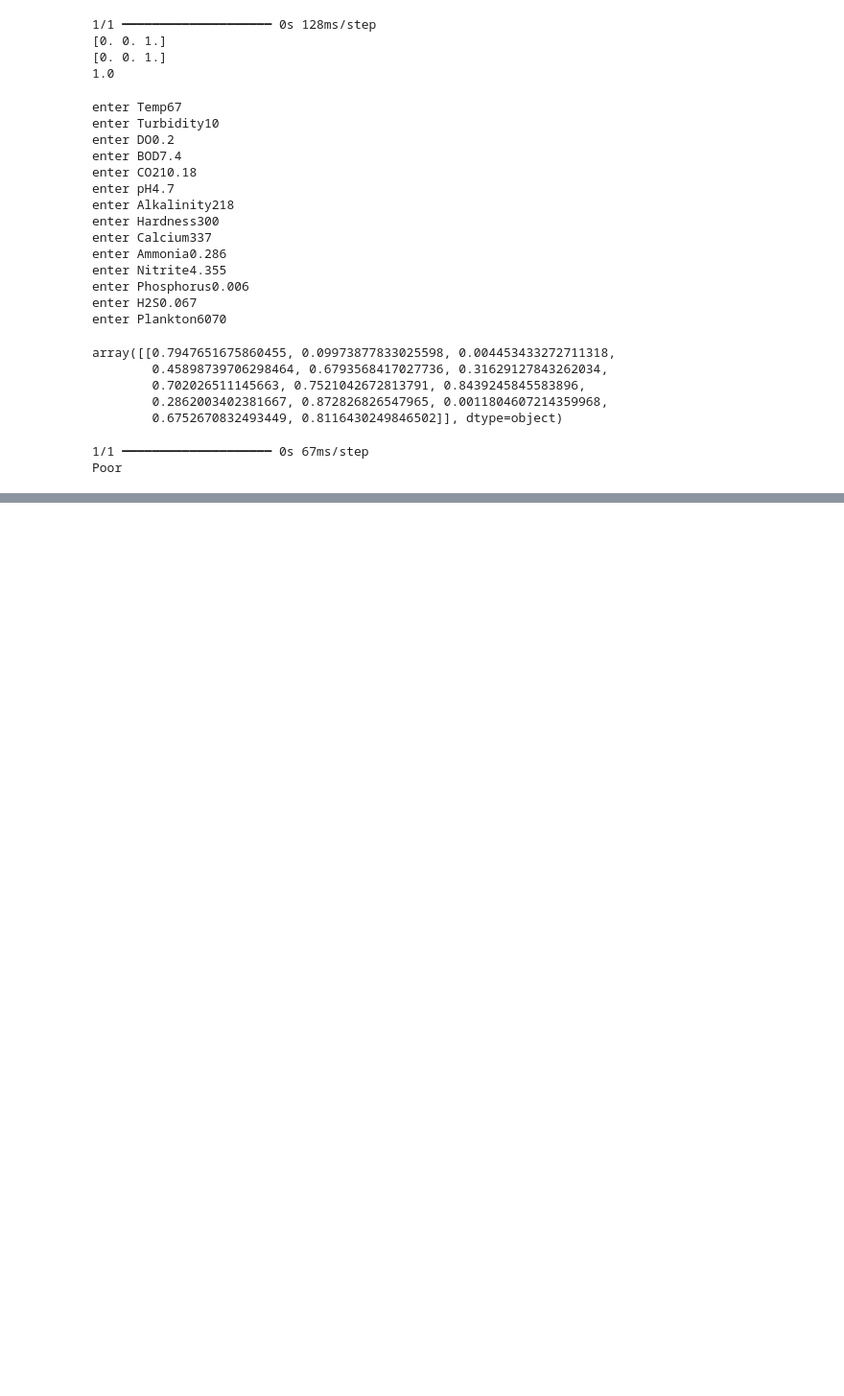
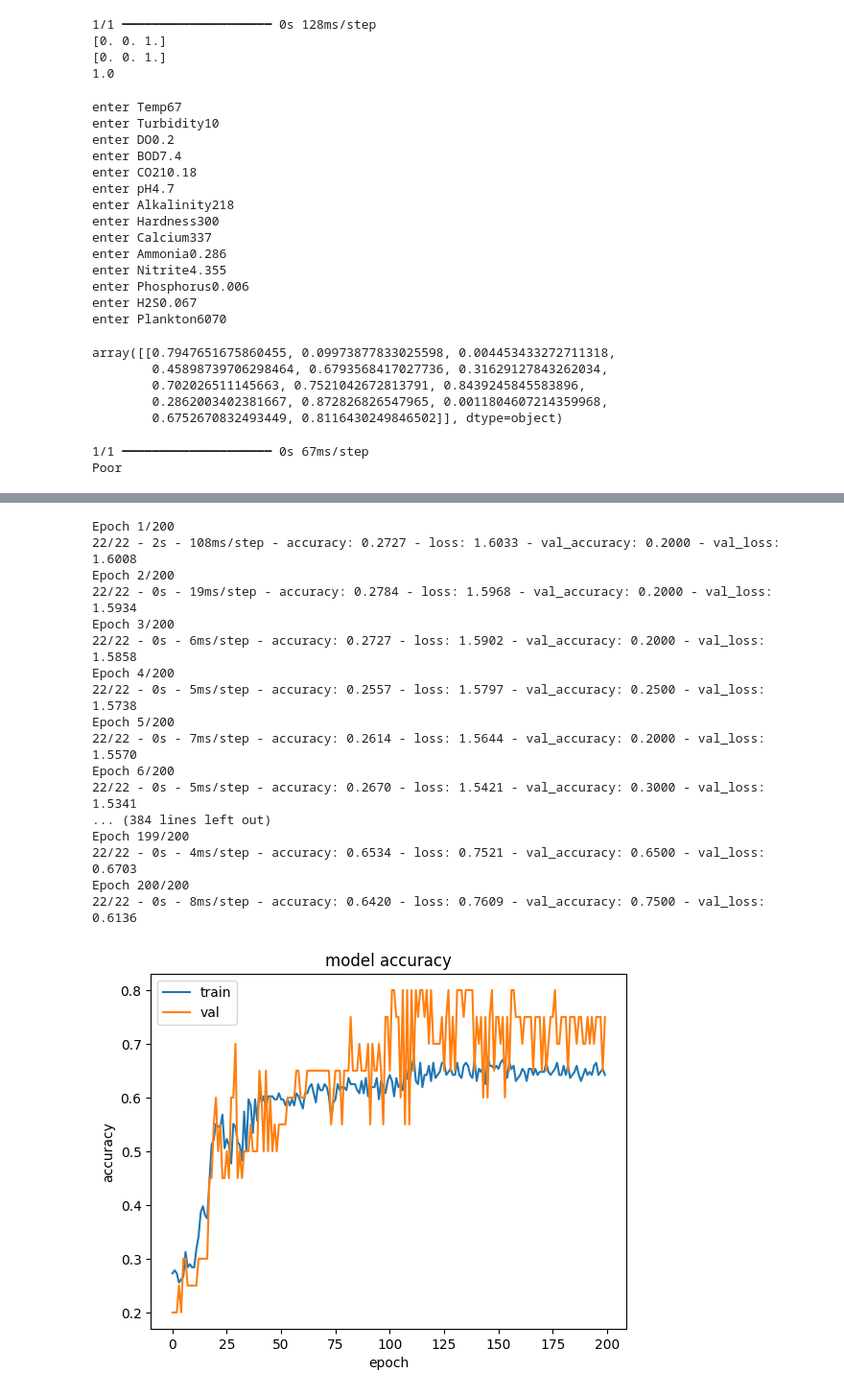
Before and after one commit to vvrgit/Aquaculture, a Jupyter notebook: Aquaculture_DNN_Spec.ipynb, the cells around one changed output, grey strips where cells are left out. Shown at 96% size. Saved outputs shown, nothing was run; the diff lists cells and outputs as text; code cells hidden in the pictures; blank space fills up the shorter version.

```diff
--- a/Aquaculture_DNN_Spec.ipynb
+++ b/Aquaculture_DNN_Spec.ipynb
@@ -747,0 +814,12 @@ Poor
+# %%
+from sklearn.model_selection import train_test_split
+X_train, X_test, y_train, y_test = train_test_split(red_wine_data_X, y_train, test_size=0.2, random_state=0)
+# %%
+First_Layer_Size =10 # Number of neurons in first layer
+model=Sequential()
+model.add(Dense(First_Layer_Size,activation='relu', input_shape=(3,)))
+model.add(Dense(First_Layer_Size,activation='relu'))
+model.add(Dense(First_Layer_Size,activation='relu'))
+model.add(Dense(First_Layer_Size,activation='relu'))
+model.add(Dense(5,activation='softmax'))
+model.summary()
@@ -747,0 +844,35 @@ Poor
+# %%
+CKPT_path = "Model_ckpt.weights.h5"
+callbacks = tf.keras.callbacks.ModelCheckpoint(CKPT_path, save_best_only=True, save_weights_only=True)
+# %%
+model.compile(loss='categorical_crossentropy', optimizer='adam', metrics=['accuracy'])
+# %%
+import keras
+from matplotlib import pyplot as plt
+history = model.fit(X_train,y_train,validation_split = 0.1,batch_size=8,epochs=200,verbose=2,callbacks=callbacks)
+plt.plot(history.history['accuracy'])
+plt.plot(history.history['val_accuracy'])
+plt.title('model accuracy')
+plt.ylabel('accuracy')
+plt.xlabel('epoch')
+plt.legend(['train', 'val'], loc='upper left')
+plt.show()
+# %% [output]
+Epoch 1/200
+22/22 - 2s - 108ms/step - accuracy: 0.2727 - loss: 1.6033 - val_accuracy: 0.2000 - val_loss: 1.6008
+Epoch 2/200
+22/22 - 0s - 19ms/step - accuracy: 0.2784 - loss: 1.5968 - val_accuracy: 0.2000 - val_loss: 1.5934
+Epoch 3/200
+22/22 - 0s - 6ms/step - accuracy: 0.2727 - loss: 1.5902 - val_accuracy: 0.2000 - val_loss: 1.5858
+Epoch 4/200
+22/22 - 0s - 5ms/step - accuracy: 0.2557 - loss: 1.5797 - val_accuracy: 0.2500 - val_loss: 1.5738
+Epoch 5/200
+22/22 - 0s - 7ms/step - accuracy: 0.2614 - loss: 1.5644 - val_accuracy: 0.2000 - val_loss: 1.5570
+Epoch 6/200
+22/22 - 0s - 5ms/step - accuracy: 0.2670 - loss: 1.5421 - val_accuracy: 0.3000 - val_loss: 1.5341
+... (384 lines left out)
+Epoch 199/200
+22/22 - 0s - 4ms/step - accuracy: 0.6534 - loss: 0.7521 - val_accuracy: 0.6500 - val_loss: 0.6703
+Epoch 200/200
+22/22 - 0s - 8ms/step - accuracy: 0.6420 - loss: 0.7609 - val_accuracy: 0.7500 - val_loss: 0.6136
+[figure, added]
```
Also changed, not shown: parts of 11 cells of this notebook.
